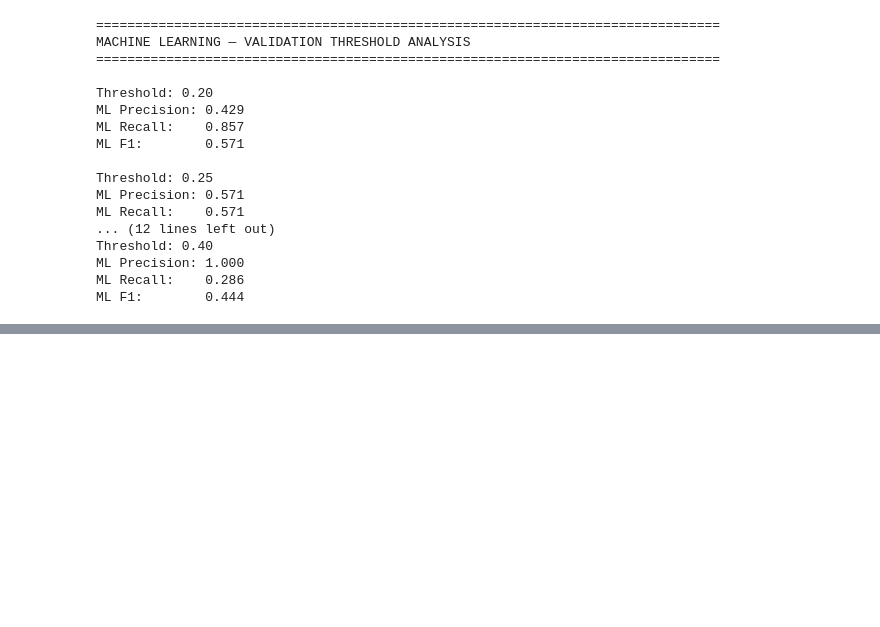
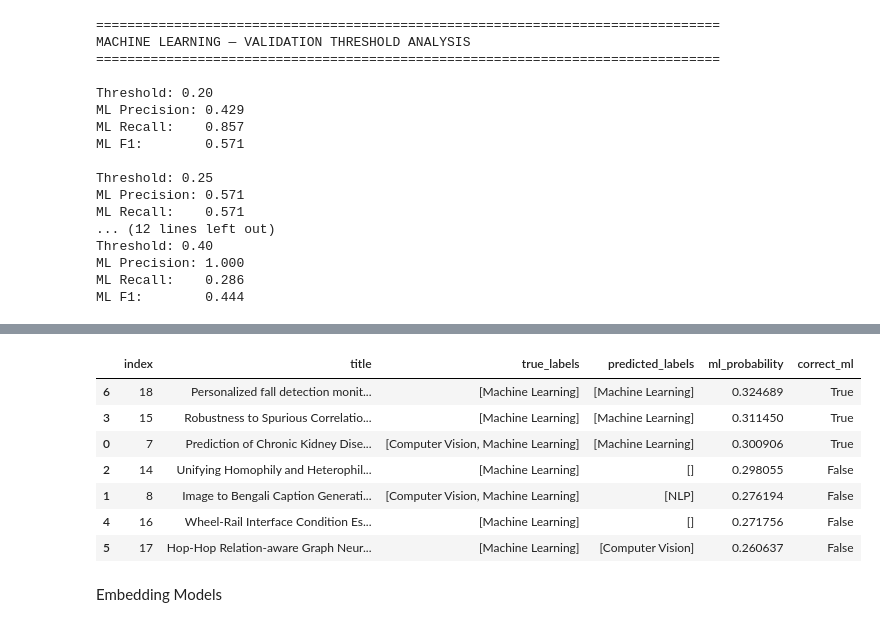
Before and after one commit to ayberkpalta/LLM-A-to-Z, a Jupyter notebook: ResearchMindAI_project/notebooks/04_text_prep.ipynb, the cells around one changed output, grey strips where cells are left out. Saved outputs shown, nothing was run; the diff lists cells and outputs as text; code cells hidden in the pictures; blank space fills up the shorter version.

```diff
--- a/ResearchMindAI_project/notebooks/04_text_prep.ipynb
+++ b/ResearchMindAI_project/notebooks/04_text_prep.ipynb
@@ -1390,0 +1448,6 @@ ML F1:        0.444
+# %%
+ngram_probs = ngram_model.predict_proba(
+    X_validation_ngram
+)
+
+print("Probability shape:", ngram_probs.shape)
@@ -1390,0 +1709,49 @@ ML F1:        0.444
+# %%
+import pandas as pd
+
+ml_error_analysis = []
+
+for i in range(len(validation_papers)):
+
+    if Y_validation[i][2] == 1:
+
+        true_labels = [
+            label_names[j]
+            for j in range(len(label_names))
+            if Y_validation[i][j] == 1
+        ]
+
+        predicted_labels = [
+            label_names[j]
+            for j in range(len(label_names))
+            if ngram_preds[i][j] == 1
+        ]
+
+        ml_error_analysis.append({
+            "index": i,
+            "title": validation_papers[i]["title"],
+            "true_labels": true_labels,
+            "predicted_labels": predicted_labels,
+            "ml_probability": ngram_probs[i][2],
+            "correct_ml": ngram_preds[i][2] == 1
+        })
+
+ml_error_df = pd.DataFrame(ml_error_analysis)
+
+display(
+    ml_error_df.sort_values(
+        "ml_probability",
+        ascending=False
+    )
+)
+# %% [output]
+|  | index | title | true_labels | predicted_labels | ml_probability | correct_ml |
+| 6 | 18 | Personalized fall detection monit... | [Machine Learning] | [Machine Learning] | 0.324689 | True |
+| 3 | 15 | Robustness to Spurious Correlatio... | [Machine Learning] | [Machine Learning] | 0.311450 | True |
+| 0 | 7 | Prediction of Chronic Kidney Dise... | [Computer Vision, Machine Learning] | [Machine Learning] | 0.300906 | True |
+| 2 | 14 | Unifying Homophily and Heterophil... | [Machine Learning] | [] | 0.298055 | False |
+| 1 | 8 | Image to Bengali Caption Generati... | [Computer Vision, Machine Learning] | [NLP] | 0.276194 | False |
+| 4 | 16 | Wheel-Rail Interface Condition Es... | [Machine Learning] | [] | 0.271756 | False |
+| 5 | 17 | Hop-Hop Relation-aware Graph Neur... | [Machine Learning] | [Computer Vision] | 0.260637 | False |
+# %% [markdown]
+Embedding Models
```
Also changed, not shown: parts of 32 cells of this notebook, 2 other files.
